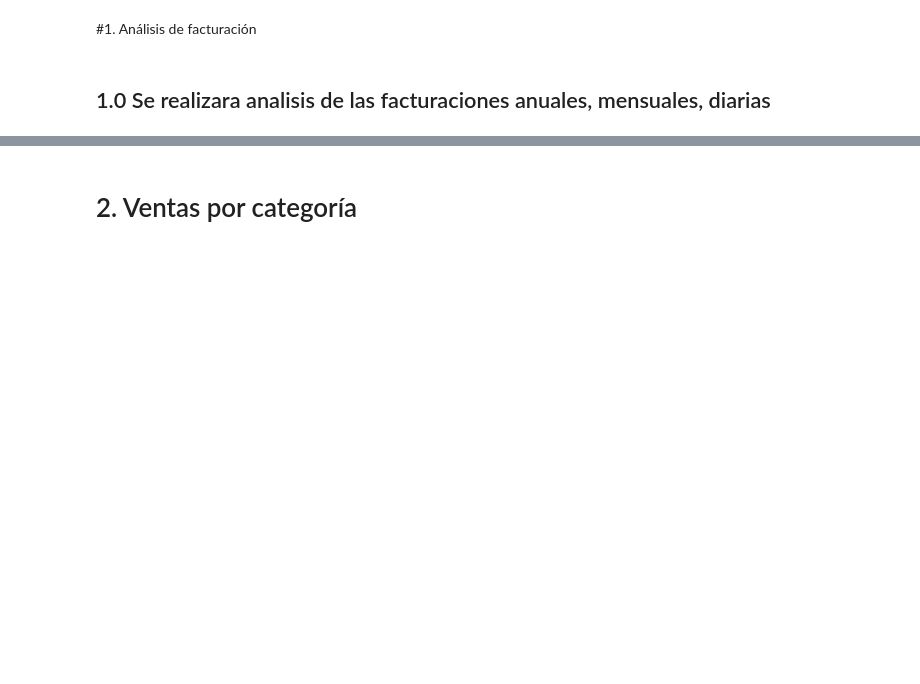
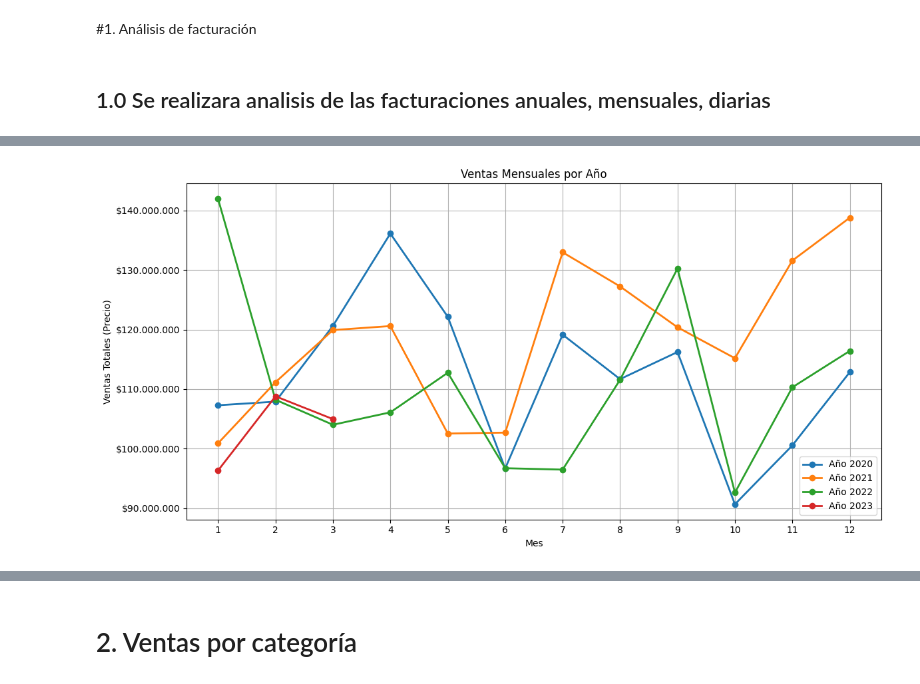
Before and after one commit to PaoloVerCoquimbo/Challenge_1_DataLover_Alura_Oracle_OneG9_08112025, a Jupyter notebook: AluraStoreLatam.ipynb, the cells around one changed output, grey strips where cells are left out. Saved outputs shown, nothing was run; the diff lists cells and outputs as text; code cells hidden in the pictures; blank space fills up the shorter version.

```diff
--- a/AluraStoreLatam.ipynb
+++ b/AluraStoreLatam.ipynb
@@ -477,0 +562,80 @@ plt.show()
+# %%
+import pandas as pd
+import matplotlib.pyplot as plt
+import matplotlib.ticker as mtick   # Para formatear el eje Y como dinero
+
+# -------------------------------------------------------------------------
+# Intentamos usar maestro_df si ya existe en memoria.
+# Si NO existe (NameError), creamos un DataFrame de ejemplo
+# para permitir que el gráfico se ejecute sin errores.
+# -------------------------------------------------------------------------
+try:
+    maestro_df
+except NameError:
+    # Creamos un dataset de ejemplo con fechas mensuales y precios simulados
+    maestro_df = pd.DataFrame({
+        "Fecha de Compra": pd.date_range(start="2020-01-01", end="2022-12-31", freq="M"),
+        # Valores de ventas repetidos para simular 3 años
+        "Precio": [1000000,1200000,900000,1500000,1100000,1300000,1400000,
+                   1000000,950000,1600000,1700000,900000] * 3
+    })
+
+    # Extraemos el año desde la fecha
+    maestro_df["Año"] = maestro_df["Fecha de Compra"].dt.year
+
+    # Extraemos el mes desde la fecha
+    maestro_df["Mes"] = maestro_df["Fecha de Compra"].dt.month
+
+# -------------------------------------------------------------------------
+# Agrupamos las ventas por Año y Mes.
+# groupby() agrupa filas y sum() calcula la venta total para cada grupo.
+# -------------------------------------------------------------------------
+ventas_mensuales = maestro_df.groupby(["Año", "Mes"])["Precio"].sum().reset_index()
+
+# -------------------------------------------------------------------------
+# GRÁFICO DE LÍNEAS: Ventas mensuales por cada año.
+# Cada año tendrá su propia línea en el gráfico.
+# -------------------------------------------------------------------------
+plt.figure(figsize=(12,6))
+
+# Recorremos todos los años encontrados en la tabla agrupada
+for year in ventas_mensuales["Año"].unique():
+
+    # Filtramos solo los datos correspondientes a ese año
+    datos_year = ventas_mensuales[ventas_mensuales["Año"] == year]
+
+    # Dibujamos la línea de ese año
+    plt.plot(
+        datos_year["Mes"],          # Eje X: meses
+        datos_year["Precio"],       # Eje Y: ventas
+        marker="o",                 # Marcadores en forma de círculo
+        linewidth=2,                # Grosor de línea
+        label=f"Año {year}"         # Etiqueta para la leyenda
+    )
+
+# -------------------------------------------------------------------------
+# FORMATEO DEL EJE Y COMO DINERO (estilo Chile: $1.500.000)
+# FuncFormatter permite personalizar cómo se muestran los números.
+# -------------------------------------------------------------------------
+plt.gca().yaxis.set_major_formatter(
+    mtick.FuncFormatter(lambda x, pos: "$" + format(int(x), ",").replace(",", "."))
+)
+
+# -------------------------------------------------------------------------
+# Configuración estética del gráfico
+# -------------------------------------------------------------------------
+plt.title("Ventas Mensuales por Año")              # Título del gráfico
+plt.xlabel("Mes")                                  # Texto para el eje X
+plt.ylabel("Ventas Totales (Precio)")              # Texto para el eje Y
+
+plt.xticks(range(1,13))                            # Mostrar meses del 1 al 12
+plt.grid(True)                                     # Activar cuadrícula
+plt.legend()                                       # Mostrar leyenda
+plt.tight_layout()                                 # Ajustar márgenes automáticos
+
+# Mostrar el gráfico final
+plt.show()
+
+# En el año 2023 es bajo el monto de vanta por esta hasta marzo
+# %% [output]
+[figure, added]
```
Also changed, not shown: parts of 13 cells of this notebook.
